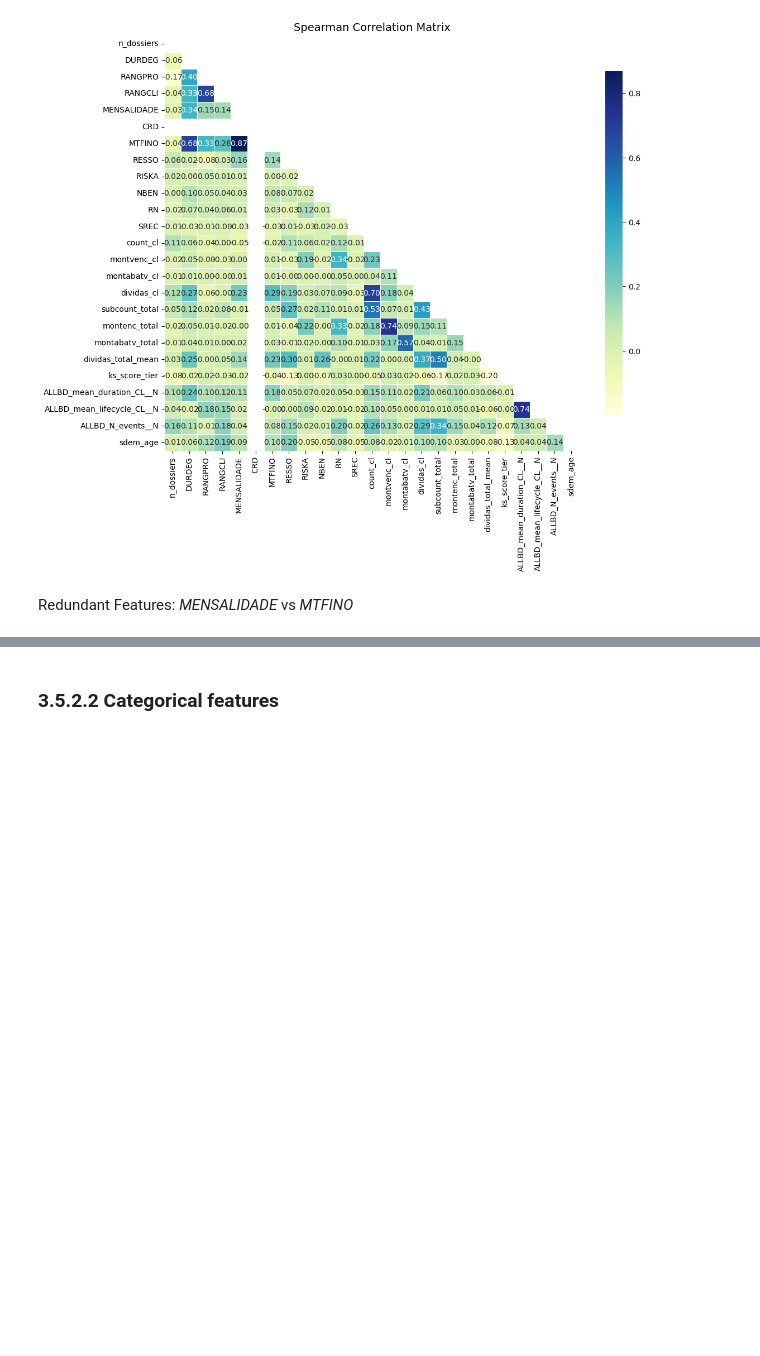
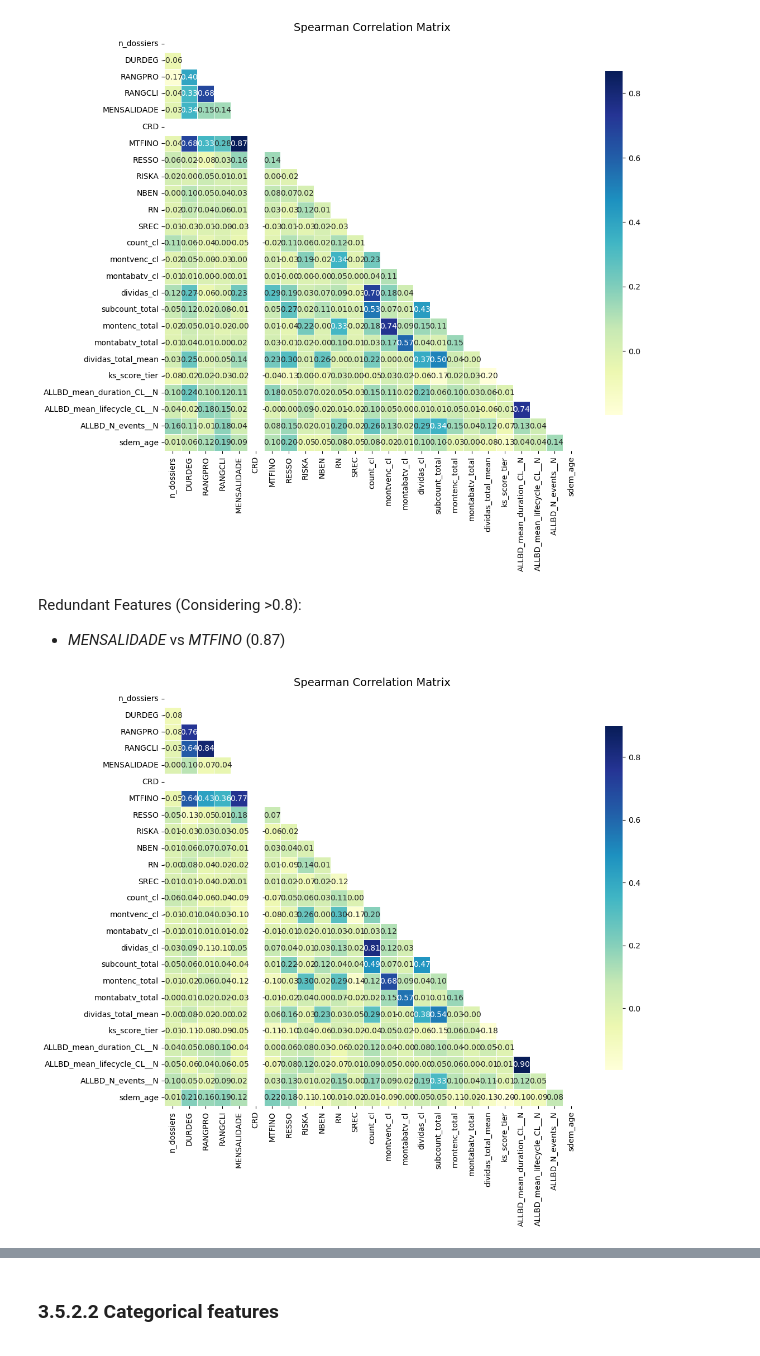
Before and after one commit to Alanog10/BNP-Paribas, a Jupyter notebook: Clustering.ipynb, the cells around one changed output, grey strips where cells are left out. Cells and saved outputs as stored; diff of their text form; code cells hidden in the pictures; blank space fills up the shorter version.

```diff
--- a/Clustering.ipynb
+++ b/Clustering.ipynb
@@ -481,5 +744,5 @@ metric_features = ['n_dossiers', 'DURDEG', 'RANGPRO', 'RANGCLI', 'MENSALIDADE',
 # %%
 #checking correlation between variables
 #we are going to use spearman correlation since our variables do not follow a normal distribution
-cor_spearman1= BNP_san[metric_features].corr(method ='spearman')
-cor_spearman2= BNP_san[metric_features].corr(method ='spearman')
+cor_spearman_san= BNP_san[metric_features].corr(method ='spearman')
+cor_spearman_sol= BNP_sol[metric_features].corr(method ='spearman')
@@ -540,4 +784,10 @@ cor_heatmap(cor_spearman)
 # %% [output]
 [figure]
-# %% [markdown]
-Redundant Features: *MENSALIDADE* vs *MTFINO*
+# %% [markdown]
+Redundant Features (Considering >0.8):
+- *MENSALIDADE* vs *MTFINO* (0.87)
+# %%
+#applying the function to our numerical features
+cor_heatmap(cor_spearman_sol)
+# %% [output]
+[figure, added]
```
Also changed, not shown: parts of 24 cells of this notebook.
